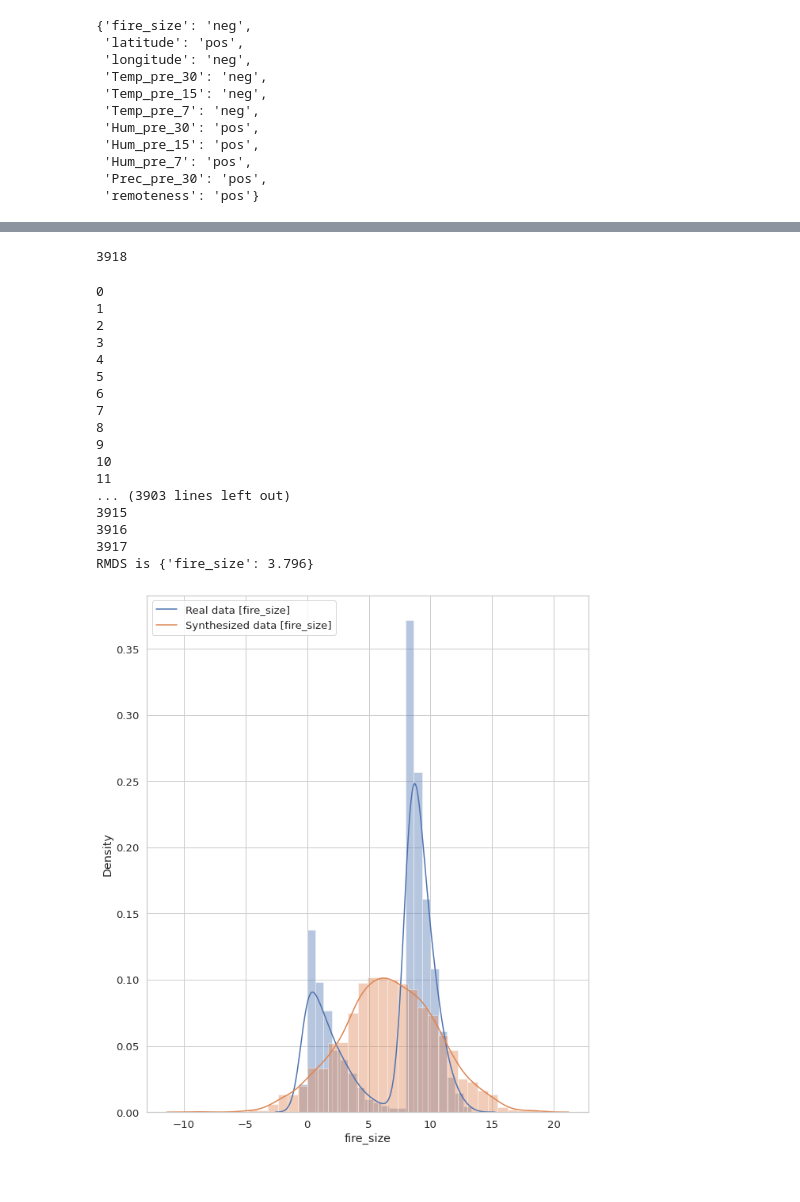
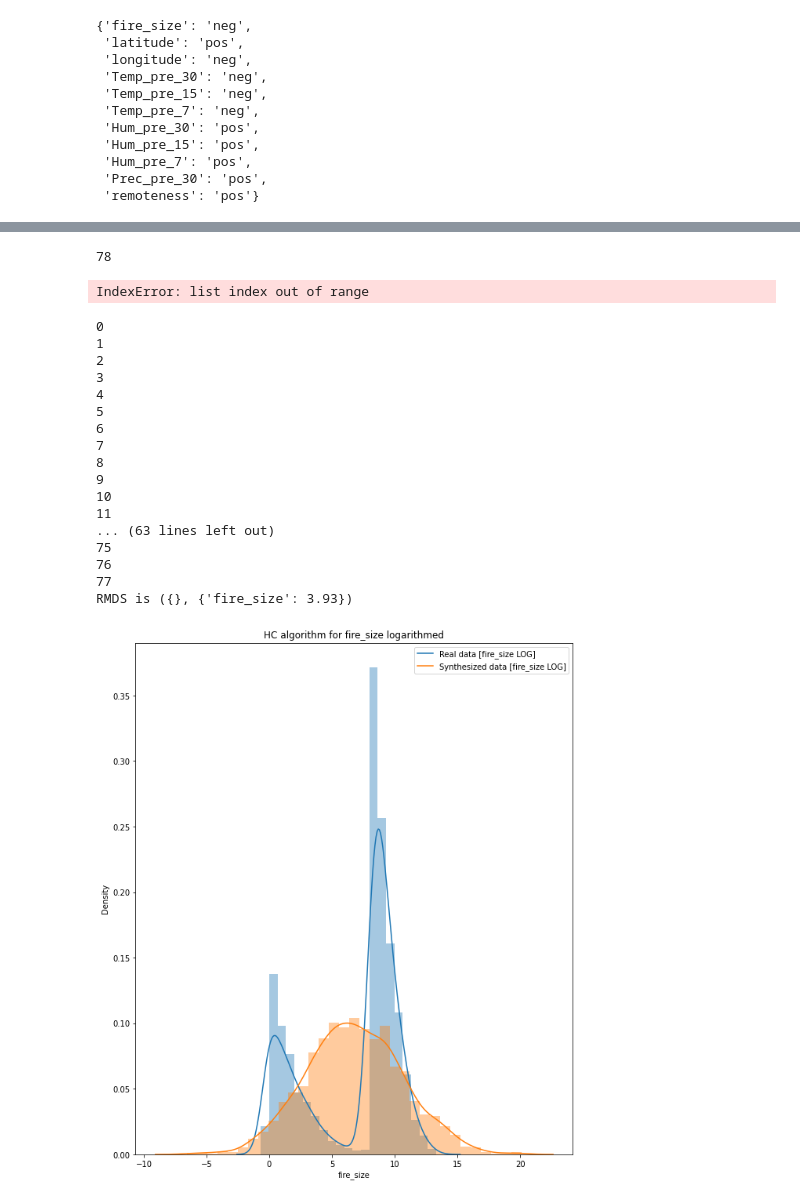
Before and after one commit to PatrykStronski/MultivariateAnalysis_Task3, a Jupyter notebook: fire_size_pred_log.ipynb, the cells around one changed output, grey strips where cells are left out. Saved outputs shown, nothing was run; the diff lists cells and outputs as text; code cells hidden in the pictures.

```diff
--- a/fire_size_pred_log.ipynb
+++ b/fire_size_pred_log.ipynb
@@ -177,5 +171,5 @@ Algorithm was terminated due to processing time limit
 # %%
-df_val = df_bayes.sample(frac=0.5)
+df_val = df_bayes.sample(frac=0.01)
 df_val.shape[0]
 # %% [output]
-3918
+78
@@ -182,39 +182,53 @@ df_val.shape[0]
+# %%
+#stats and predictions MANUALL
+
+synth_data_man = generate_synthetics(bayes_man, nodes_sign, 'simple', 1200)
+
+sns.set(style      = 'whitegrid',
+        font_scale = 1.2,
+        rc         = {'figure.figsize':(30, 10)})
+
+fix, ax = plt.subplots(1, 1, figsize=(10, 12))
+
+sns.distplot(df_bayes['fire_size'], ax=ax)
+sns.distplot(synth_data_man['fire_size'], ax=ax)
+ax.legend(['Real data [fire_size]', 'Synthesized data [fire_size]'])
+plt.show()
+# %% [output]
+IndexError: list index out of range
 # %%
 #stats and predictions
 
 answ_hc =  calculate_acc(bayes_hc, df_val, ['fire_size'], 'simple')
 
 synth_data_hc = generate_synthetics(bayes_hc, nodes_sign, 'simple', 2000)
 
-print(f'RMDS is {answ_hc[1]}')
-
-sns.set(style      = 'whitegrid',
-        font_scale = 1.2,
-        rc         = {'figure.figsize':(30, 10)})
+print(f'RMDS is {answ_hc[0:2]}')
 
 fix, ax = plt.subplots(1, 1, figsize=(10, 12))
 
 sns.distplot(df_bayes['fire_size'], ax=ax)
 sns.distplot(synth_data_hc['fire_size'], ax=ax)
-ax.legend(['Real data [fire_size]', 'Synthesized data [fire_size]'])
+ax.legend(['Real data [fire_size LOG]', 'Synthesized data [fire_size LOG]'])
+plt.title('HC algorithm for fire_size logarithmed')
 plt.show()
 # %% [output]
 0
 1
 2
 3
 4
 5
 6
 7
 8
 9
 10
 11
-... (3903 lines left out)
-3915
-3916
-3917
-RMDS is {'fire_size': 3.796}
+... (63 lines left out)
+75
+76
+77
+RMDS is ({}, {'fire_size': 3.93})
-[figure, old version]
+[figure, new version]
 # %%
```
Also changed, not shown: parts of 7 cells of this notebook, 48 other files.
